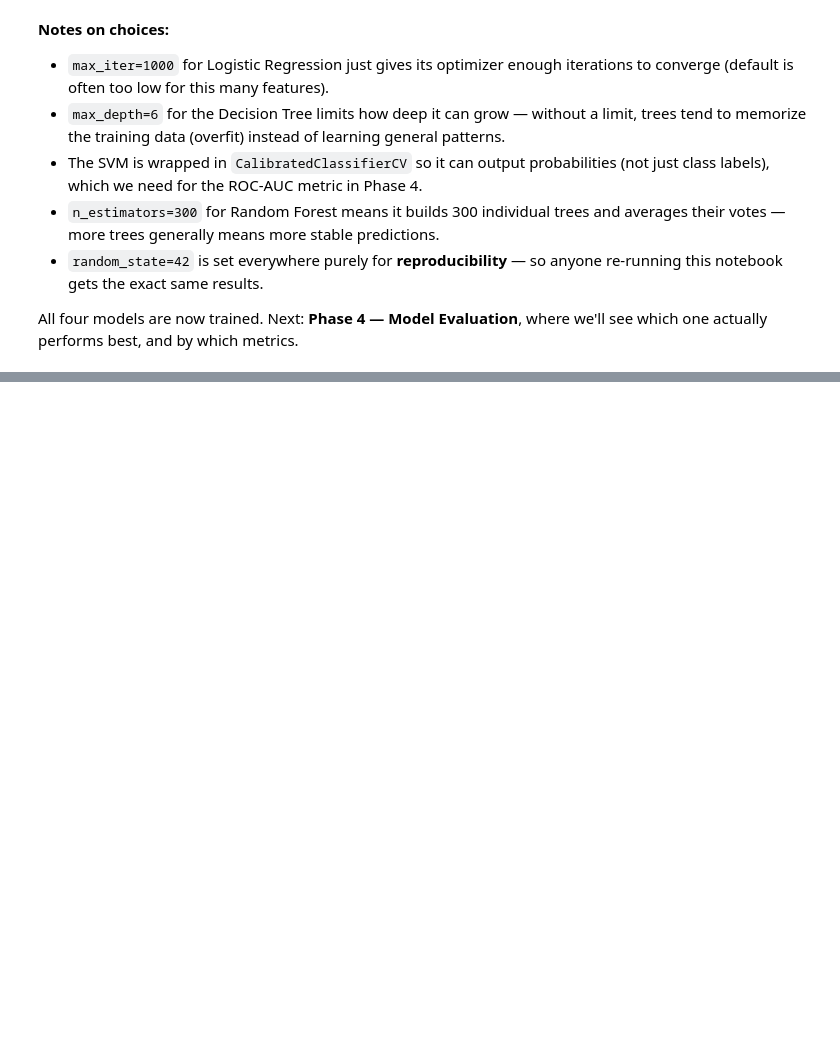
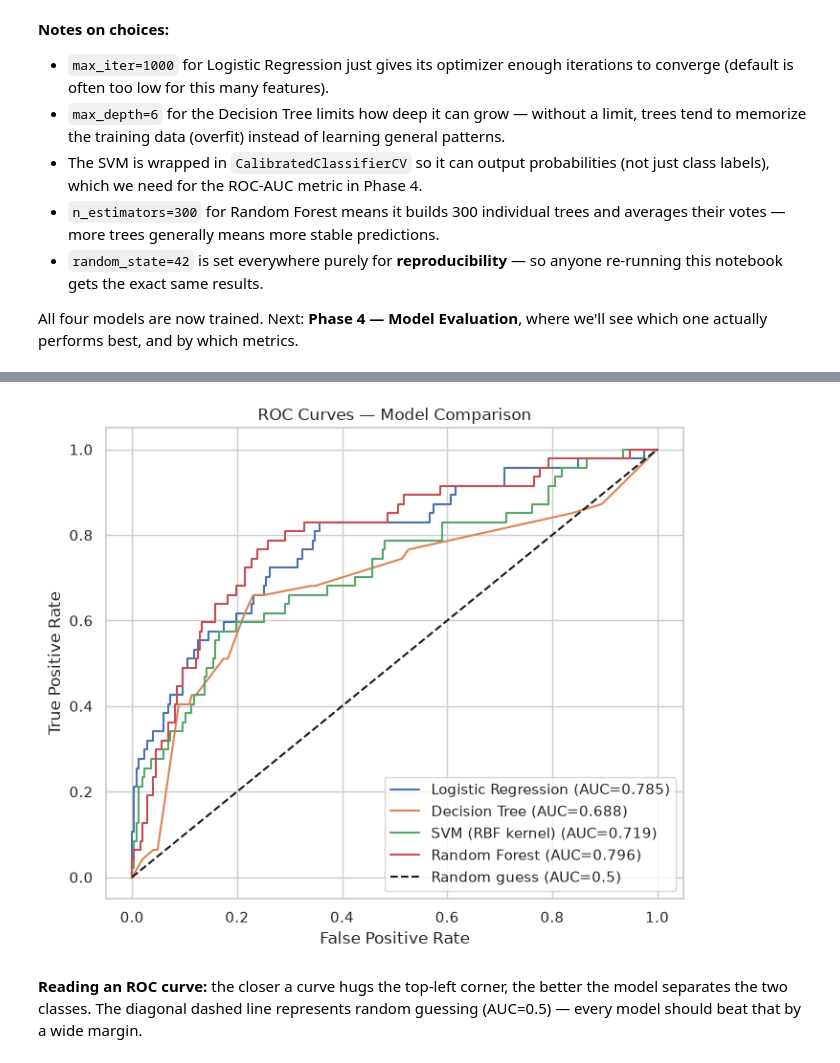
Before and after one commit to connectsamsonelias-ctrl/demo, a Jupyter notebook: week7_project/notebook.ipynb, the cells around one changed output, grey strips where cells are left out. Drawn from its saved outputs; the diff is of its cells as text; code cells hidden in the pictures; blank space fills up the shorter version.

```diff
--- a/week7_project/notebook.ipynb
+++ b/week7_project/notebook.ipynb
@@ -531,0 +611,23 @@ which one actually performs best, and by which metrics.
+# %%
+from sklearn.metrics import roc_curve
+
+plt.figure(figsize=(7, 6))
+for name, (_, y_proba) in predictions.items():
+    fpr, tpr, _ = roc_curve(y_test, y_proba)
+    auc = roc_auc_score(y_test, y_proba)
+    plt.plot(fpr, tpr, label=f"{name} (AUC={auc:.3f})")
+
+plt.plot([0, 1], [0, 1], "k--", label="Random guess (AUC=0.5)")
+plt.xlabel("False Positive Rate")
+plt.ylabel("True Positive Rate")
+plt.title("ROC Curves — Model Comparison")
+plt.legend(loc="lower right")
+plt.tight_layout()
+plt.savefig("roc_curves.png", dpi=120)
+plt.show()
+# %% [output]
+[figure, added]
+# %% [markdown]
+**Reading an ROC curve:** the closer a curve hugs the top-left corner, the better the
+model separates the two classes. The diagonal dashed line represents random guessing
+(AUC=0.5) — every model should beat that by a wide margin.
```
Also changed, not shown: parts of 8 cells of this notebook, 4 other files.
